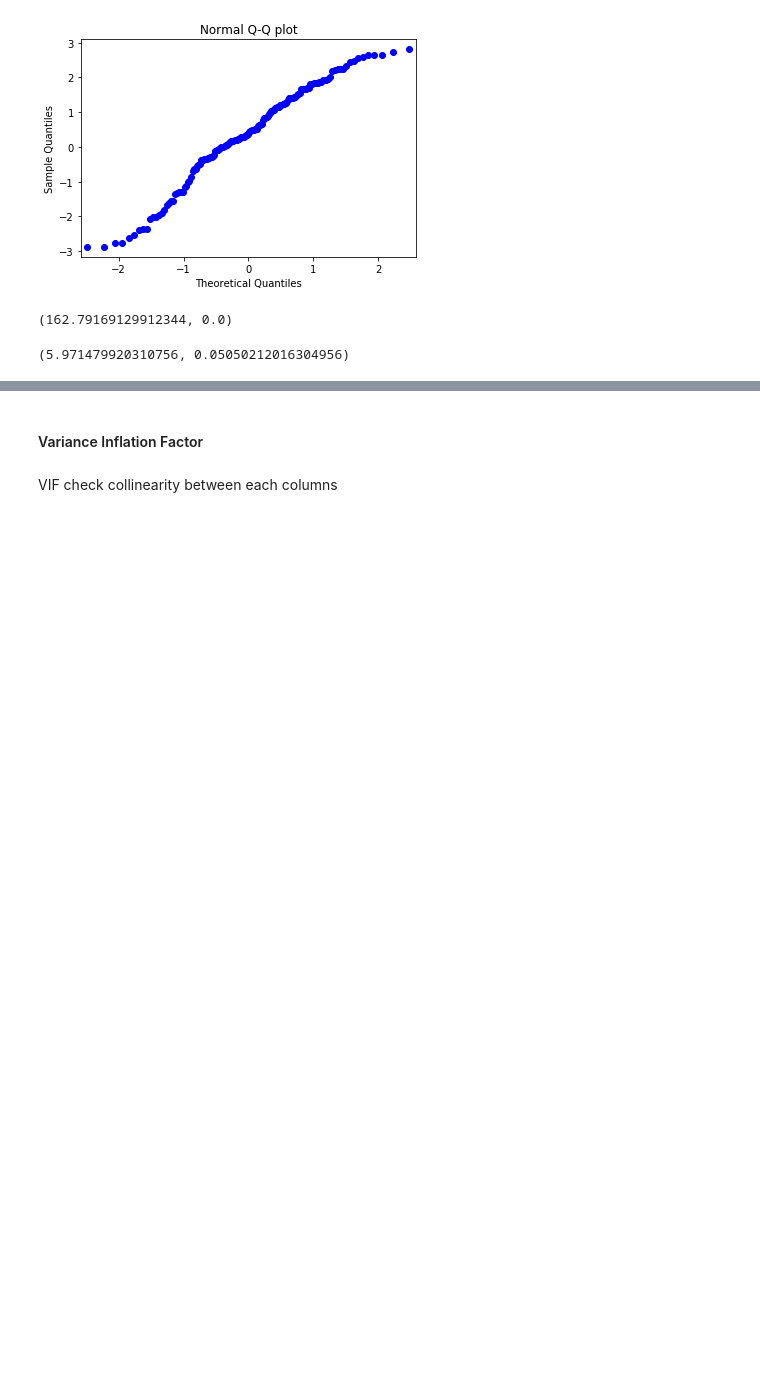
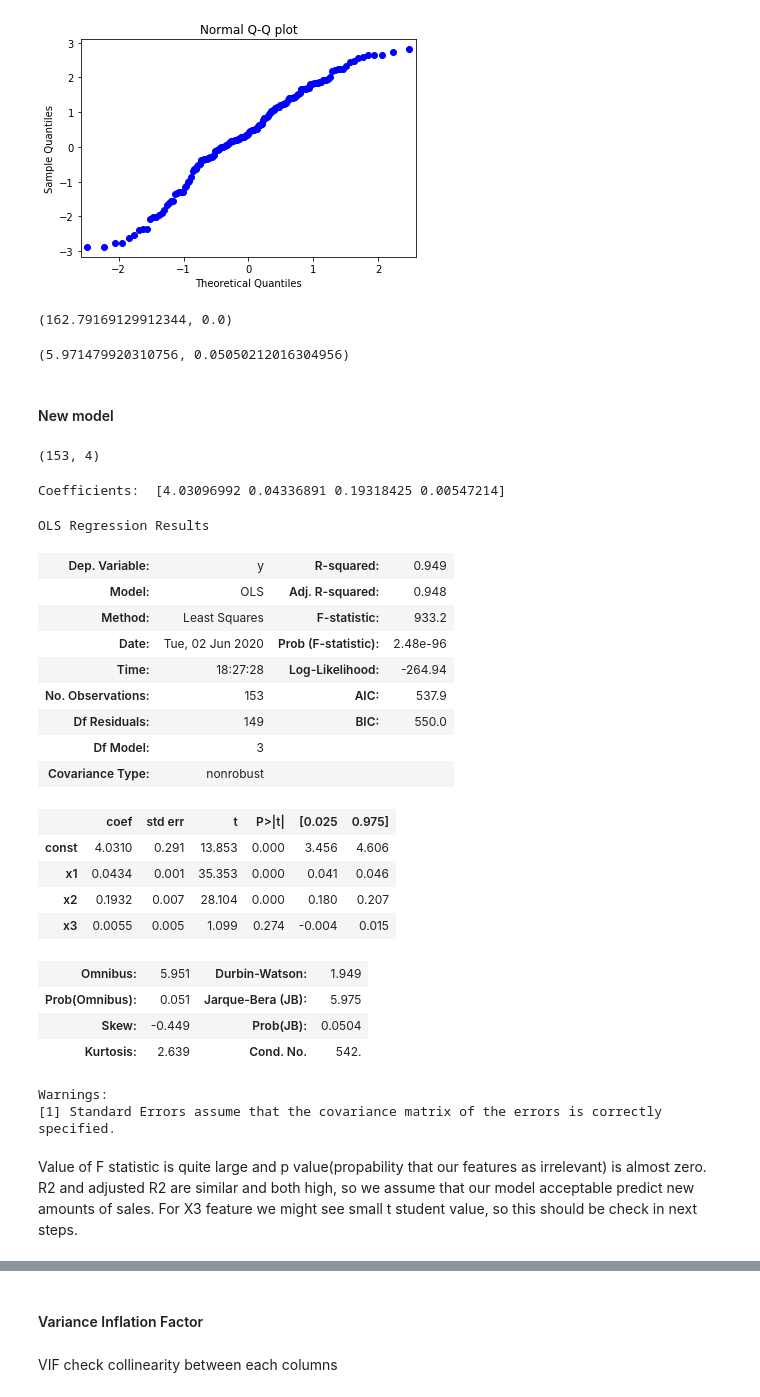
Before and after one commit to Yarek1/Multiple-Linear-regression-, a Jupyter notebook: Multiple linear regression.ipynb, the cells around one changed output, grey strips where cells are left out. Drawn from its saved outputs; the diff is of its cells as text; code cells hidden in the pictures; blank space fills up the shorter version.

```diff
--- a/Multiple linear regression.ipynb
+++ b/Multiple linear regression.ipynb
@@ -149,4 +175,6 @@ stats.jarque_bera(lm.Residuals())
 stats.jarque_bera(eps_new) # we can see large change of values, it means that eps_new is more from normal distribution than previous version of residuals
 # %% [output]
 (5.971479920310756, 0.05050212016304956)
+# %% [markdown]
+#### New model
 # %%
@@ -153,0 +186,38 @@ Y_new=np.delete(Y,np.where(abs(lm.Residuals()) > 3))
+# %%
+X_new=np.column_stack((X1_new,X2_new,X3_new)) # column stack function join three columns from our dataset to one matrix
+X_new=np.c_[np.ones(len(X1_new)),X_new] # by this function we can add to matrix X column containing only ones, that's bias
+X_new.shape
+# %% [output]
+(153, 4)
+# %%
+print("Coefficients: ", lm.coef(X_new,Y_new))
+# %% [output]
+Coefficients:  [4.03096992 0.04336891 0.19318425 0.00547214]
+# %%
+model2 = sm.OLS(Y_new,X_new)
+result2 = model2.fit()
+result2.summary()
+# %% [output]
+OLS Regression Results
+| Dep. Variable: | y | R-squared: | 0.949 |
+| Model: | OLS | Adj. R-squared: | 0.948 |
+| Method: | Least Squares | F-statistic: | 933.2 |
+| Date: | Tue, 02 Jun 2020 | Prob (F-statistic): | 2.48e-96 |
+| Time: | 18:27:28 | Log-Likelihood: | -264.94 |
+| No. Observations: | 153 | AIC: | 537.9 |
+| Df Residuals: | 149 | BIC: | 550.0 |
+| Df Model: | 3 |  |  |
+| Covariance Type: | nonrobust |  |  |
+|  | coef | std err | t | P>|t| | [0.025 | 0.975] |
+| const | 4.0310 | 0.291 | 13.853 | 0.000 | 3.456 | 4.606 |
+| x1 | 0.0434 | 0.001 | 35.353 | 0.000 | 0.041 | 0.046 |
+| x2 | 0.1932 | 0.007 | 28.104 | 0.000 | 0.180 | 0.207 |
+| x3 | 0.0055 | 0.005 | 1.099 | 0.274 | -0.004 | 0.015 |
+| Omnibus: | 5.951 | Durbin-Watson: | 1.949 |
+| Prob(Omnibus): | 0.051 | Jarque-Bera (JB): | 5.975 |
+| Skew: | -0.449 | Prob(JB): | 0.0504 |
+| Kurtosis: | 2.639 | Cond. No. | 542. |
+Warnings:
+[1] Standard Errors assume that the covariance matrix of the errors is correctly specified.
+# %% [markdown]
+Value of F statistic is quite large and p value(propability that our features as irrelevant) is almost zero. R2 and adjusted R2 are similar and both high, so we assume that our model acceptable predict new amounts of sales. For X3 feature we might see small t student value, so this should be check in next steps.
```
Also changed, not shown: parts of 17 cells of this notebook.
